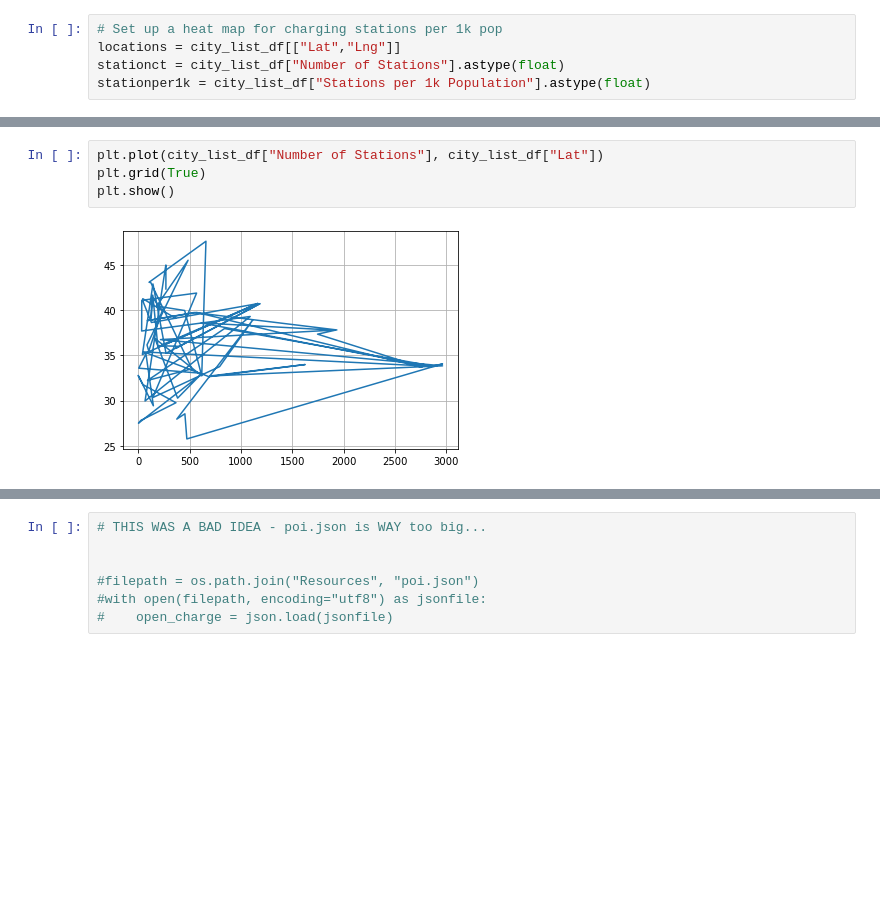
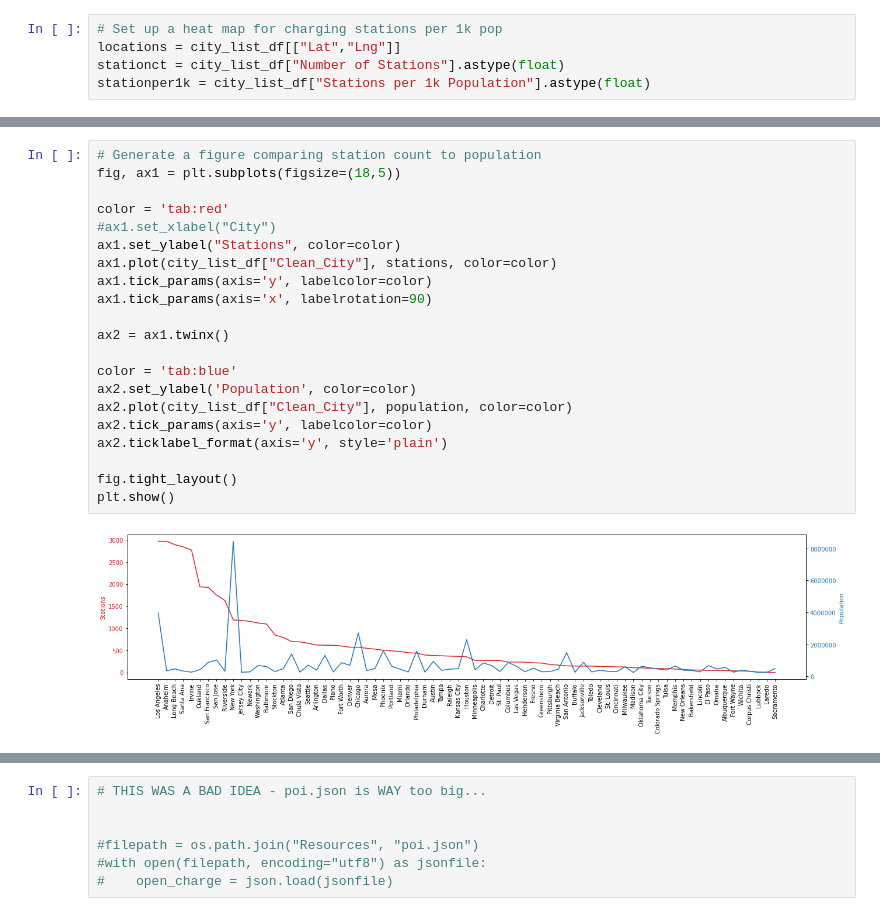
Before and after one commit to MrBadinger/Top_Cities_To_Own_Electric_Car, a Jupyter notebook: OpenCharge/open_charge.ipynb, the cells around one changed output, grey strips where cells are left out. Cells and saved outputs as stored; diff of their text form; blank space fills up the shorter version.

```diff
--- a/OpenCharge/open_charge.ipynb
+++ b/OpenCharge/open_charge.ipynb
@@ -213,7 +246,24 @@ plt.show()
-# %%
-plt.plot(city_list_df["Number of Stations"], city_list_df["Lat"])
-plt.grid(True)
-plt.show()
-# %% [output]
-[figure, removed]
+# %%
+# Generate a figure comparing station count to population
+fig, ax1 = plt.subplots(figsize=(18,5))
+
+color = 'tab:red'
+#ax1.set_xlabel("City")
+ax1.set_ylabel("Stations", color=color)
+ax1.plot(city_list_df["Clean_City"], stations, color=color)
+ax1.tick_params(axis='y', labelcolor=color)
+ax1.tick_params(axis='x', labelrotation=90)
+
+ax2 = ax1.twinx()
+
+color = 'tab:blue'
+ax2.set_ylabel('Population', color=color)
+ax2.plot(city_list_df["Clean_City"], population, color=color)
+ax2.tick_params(axis='y', labelcolor=color)
+ax2.ticklabel_format(axis='y', style='plain')
+
+fig.tight_layout()
+plt.show()
+# %% [output]
+[figure, added]
 # %%
```
Also changed, not shown: parts of 13 cells of this notebook, 8 other files.
